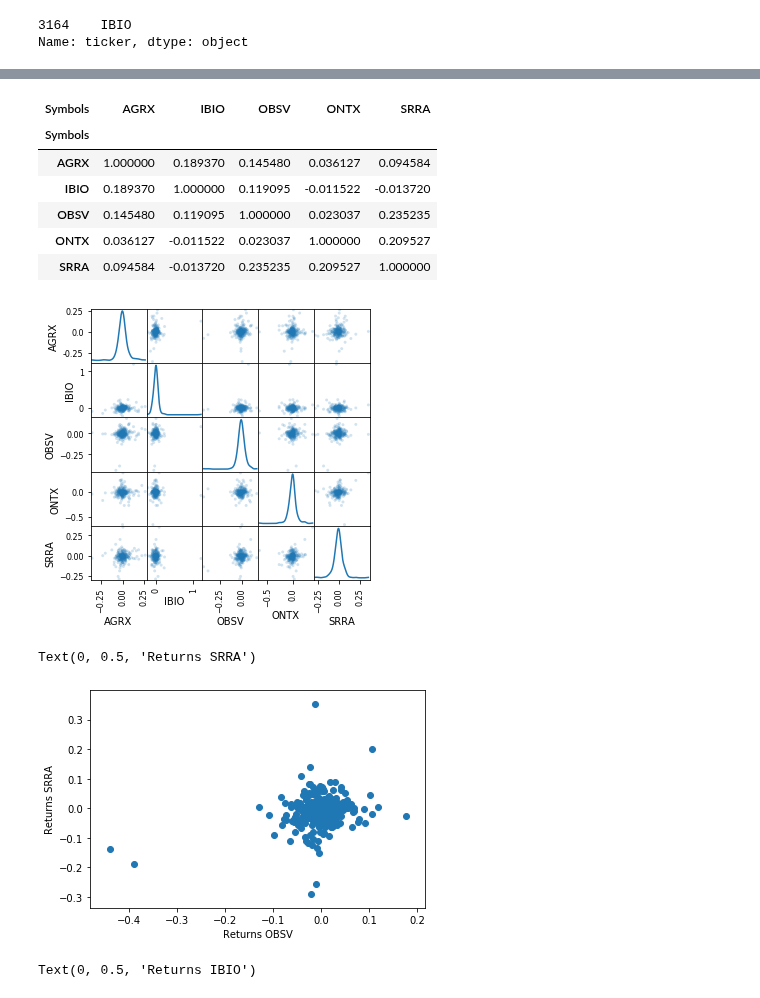
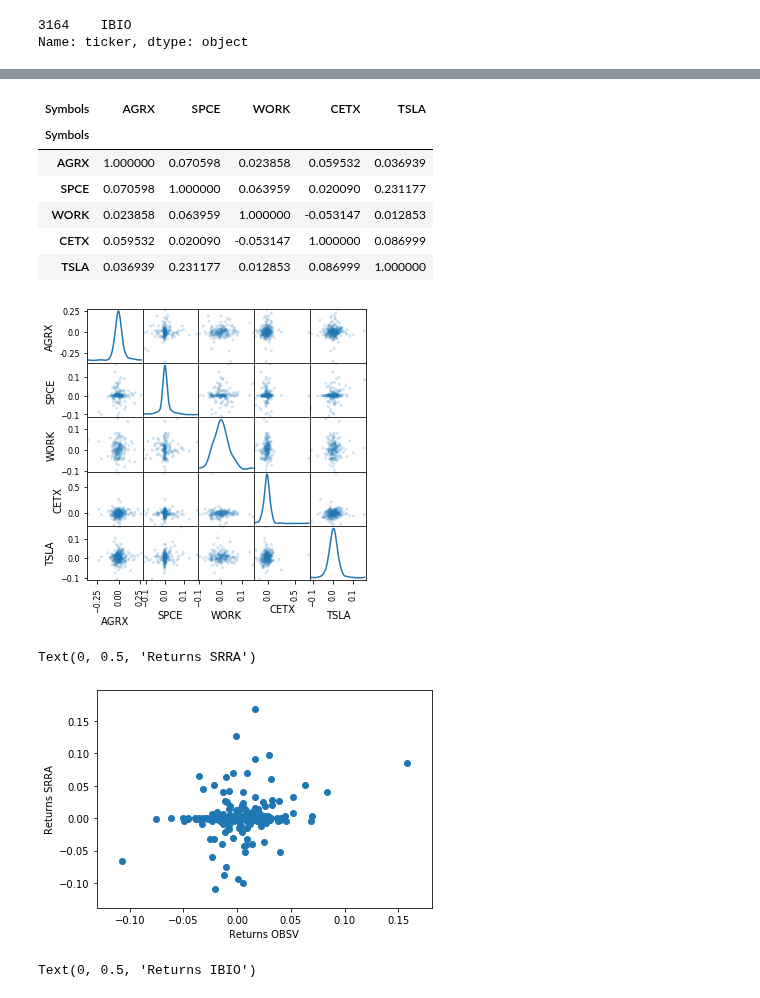
Before and after one commit to dcovarru/investmentsPython, a Jupyter notebook: investments.ipynb, the cells around one changed output, grey strips where cells are left out. Drawn from its saved outputs; the diff is of its cells as text; code cells hidden in the pictures.

```diff
--- a/investments.ipynb
+++ b/investments.ipynb
@@ -451,5 +451,7 @@ Name: ticker, dtype: object
 # Run from here
 #########################
 
-myTickers = ['AGRX', 'ONTX', 'IBIO', 'SRRA', 'OBSV']
+myTickers = ['AGRX', 'SPCE', 'WORK', 'CETX', 'TSLA']
 myTickers
+
+myTicker = ['AGRX']
@@ -499,24 +499,24 @@ array([<matplotlib.axes._subplots.AxesSubplot object at 0x...>,
 corr = calPerChange.corr()
 corr
 # %% [output]
-| Symbols | AGRX | IBIO | OBSV | ONTX | SRRA |
+| Symbols | AGRX | SPCE | WORK | CETX | TSLA |
 | Symbols |  |  |  |  |  |
-| AGRX | 1.000000 | 0.189370 | 0.145480 | 0.036127 | 0.094584 |
-| IBIO | 0.189370 | 1.000000 | 0.119095 | -0.011522 | -0.013720 |
-| OBSV | 0.145480 | 0.119095 | 1.000000 | 0.023037 | 0.235235 |
-| ONTX | 0.036127 | -0.011522 | 0.023037 | 1.000000 | 0.209527 |
-| SRRA | 0.094584 | -0.013720 | 0.235235 | 0.209527 | 1.000000 |
+| AGRX | 1.000000 | 0.070598 | 0.023858 | 0.059532 | 0.036939 |
+| SPCE | 0.070598 | 1.000000 | 0.063959 | 0.020090 | 0.231177 |
+| WORK | 0.023858 | 0.063959 | 1.000000 | -0.053147 | 0.012853 |
+| CETX | 0.059532 | 0.020090 | -0.053147 | 1.000000 | 0.086999 |
+| TSLA | 0.036939 | 0.231177 | 0.012853 | 0.086999 | 1.000000 |
 # %%
 scatter_matrix(calPerChange, diagonal='kde', alpha=0.2, figsize=(5, 5));
 # %% [output]
-[figure, old version]
+[figure, new version]
 # %%
-plt.scatter(calPerChange.OBSV, calPerChange.SRRA)
+plt.scatter(calPerChange.TSLA, calPerChange.SPCE)
 plt.xlabel('Returns OBSV')
 plt.ylabel('Returns SRRA')
 # %% [output]
 Text(0, 0.5, 'Returns SRRA')
-[figure, old version]
+[figure, new version]
 # %%
 #########################
 # One outlier, remove
```
Also changed, not shown: parts of 2 cells of this notebook.
